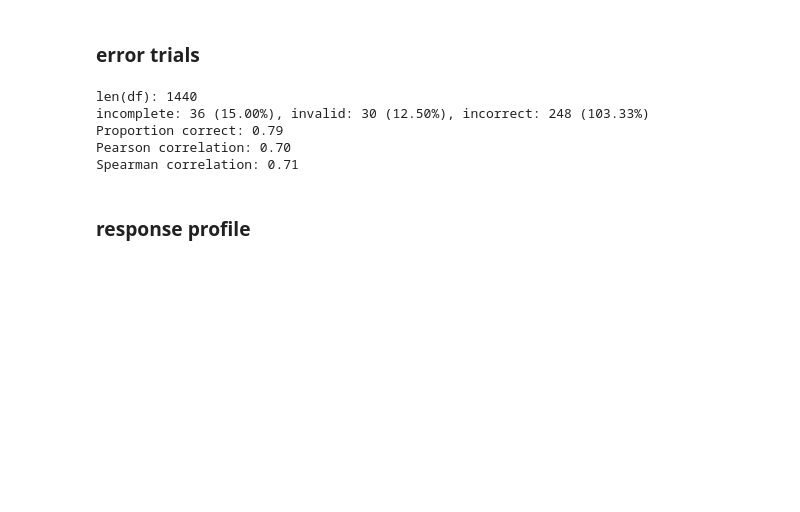
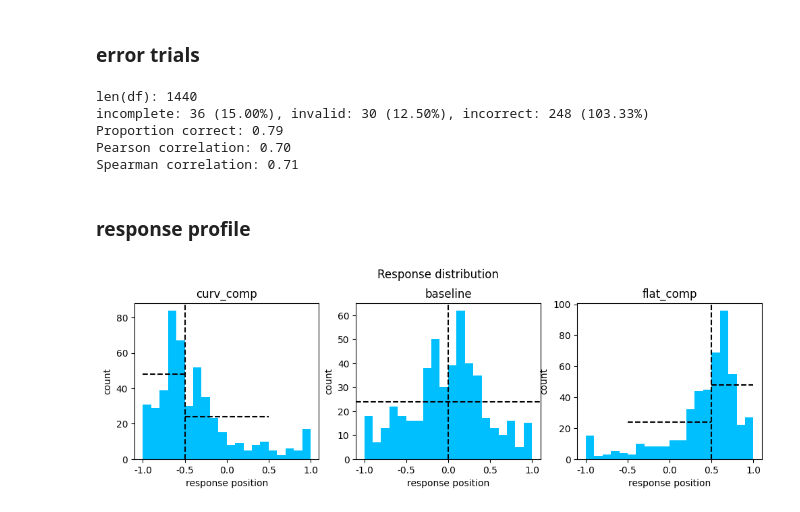
Before and after one commit to siyer7/asymmetry_design, a Jupyter notebook: code/python/beh_analyses_attention.ipynb, the cells around one changed output. Saved outputs shown, nothing was run; the diff lists cells and outputs as text; code cells hidden in the pictures; blank space fills up the shorter version.

```diff
--- a/code/python/beh_analyses_attention.ipynb
+++ b/code/python/beh_analyses_attention.ipynb
@@ -97,32 +97,35 @@ Spearman correlation: 0.71
 # %% [markdown]
 ### response profile
 # %%
-# fig, axs = plt.subplots(1, 3, figsize=(12, 3))
-# axs, ax = axs.flatten(), 0
+fig, axs = plt.subplots(1, 3, figsize=(12, 3))
+axs, ax = axs.flatten(), 0
 
-# # groupby condition
-# for cond in ['pen_comp', 'baseline', 'rew_comp']: # ordered
+# groupby condition
+for cond in ['curv_comp', 'baseline', 'flat_comp']: # ordered
 
-#     df_cond = df_analysis[df_analysis['condition'] == cond]
+    df_cond = df_analysis[df_analysis['condition'] == cond]
 
-#     axs[ax].hist(df_cond['chosen_pos_aligned'], bins=20, color='deepskyblue')
-#     axs[ax].axvline(df_cond['div_pos_aligned'].iloc[0], color='black', linestyle='--')
+    axs[ax].hist(df_cond['chosen_pos_aligned'], bins=20, color='deepskyblue')
+    axs[ax].axvline(df_cond['div_pos_aligned'].iloc[0], color='black', linestyle='--')
 
-#     # true dist line depends on cond
-#     if cond == 'baseline':
-#         axs[ax].axhline(4*n_pts, color='black', linestyle='--', label='true dist')
-#     elif cond == 'pen_comp':
-#         axs[ax].hlines(8*n_pts, -.4, -.2, color='black', linestyle='--', label='true dist')
-#         axs[ax].hlines(4*n_pts, -.2, .2, color='black', linestyle='--')
-#     elif cond == 'rew_comp':
-#         axs[ax].hlines(4*n_pts, -.2, .2, color='black', linestyle='--', label='true dist')
-#         axs[ax].hlines(8*n_pts, .2, .4, color='black', linestyle='--')
+    # true dist line depends on cond
+    if cond == 'baseline':
+        axs[ax].axhline(4*n_pts, color='black', linestyle='--', label='true dist')
+    elif cond == 'curv_comp':
+        axs[ax].hlines(8*n_pts, -.4, -.2, color='black', linestyle='--', label='true dist')
+        axs[ax].hlines(4*n_pts, -.2, .2, color='black', linestyle='--')
+    elif cond == 'flat_comp':
+        axs[ax].hlines(4*n_pts, -.2, .2, color='black', linestyle='--', label='true dist')
+        axs[ax].hlines(8*n_pts, .2, .4, color='black', linestyle='--')
 
-#     axs[ax].set(title=f'{cond}', xlabel='response position', ylabel='count')
-#     ax += 1
+    axs[ax].set(title=f'{cond}', xlabel='response position', ylabel='count',
+                xticks=np.linspace(-.4, .4, 5), xticklabels=np.linspace(-1, 1, 5))
+    ax += 1
 
-# plt.suptitle(f'Response distribution', y=1.05)
-# plt.show()
+plt.suptitle(f'Response distribution', y=1.05)
+plt.show()
+# %% [output]
+[figure, added]
 # %%
 fig, axs = plt.subplots(1, 3, figsize=(12, 3))
 axs, ax = axs.flatten(), 0
```
Also changed, not shown: parts of 14 cells of this notebook, 5 other files.
